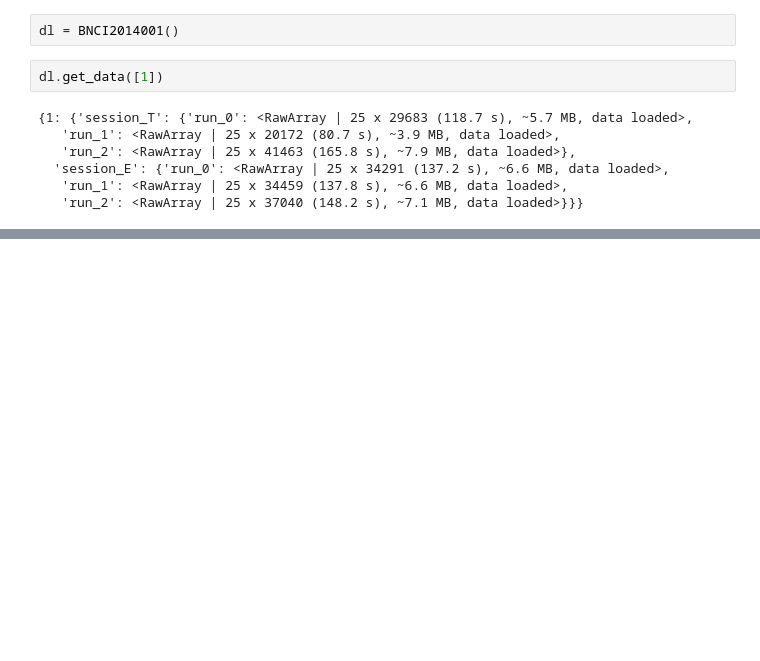
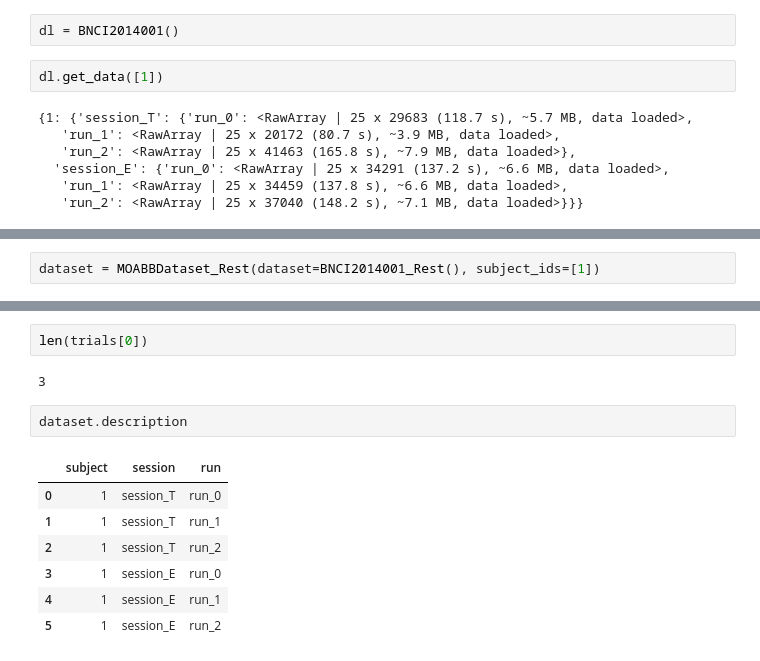
Before and after one commit to UN-GCPDS/python-gcpds.MI_prediction, a Jupyter notebook: Examples/Load_datasets.ipynb, the cells around one changed output, grey strips where cells are left out. Cells and saved outputs as stored; diff of their text form; blank space fills up the shorter version.

```diff
--- a/Examples/Load_datasets.ipynb
+++ b/Examples/Load_datasets.ipynb
@@ -525,0 +530,2 @@ dl.get_data([1])
+# %%
+dataset = MOABBDataset_Rest(dataset=BNCI2014001_Rest(), subject_ids=[1])
@@ -525,0 +554,14 @@ dl.get_data([1])
+# %%
+len(trials[0])
+# %% [output]
+3
+# %%
+dataset.description
+# %% [output]
+|  | subject | session | run |
+| 0 | 1 | session_T | run_0 |
+| 1 | 1 | session_T | run_1 |
+| 2 | 1 | session_T | run_2 |
+| 3 | 1 | session_E | run_0 |
+| 4 | 1 | session_E | run_1 |
+| 5 | 1 | session_E | run_2 |
```
Also changed, not shown: parts of 5 cells of this notebook, 1 other file.
